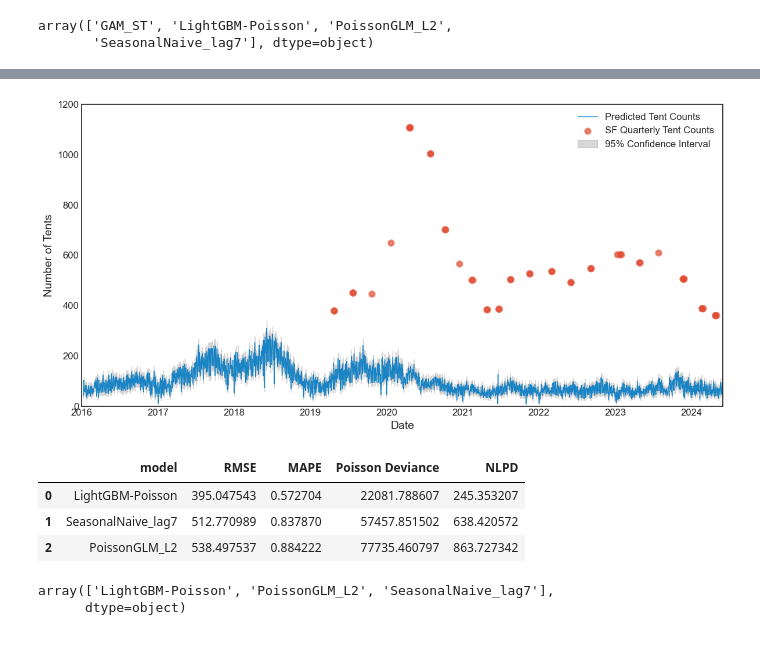
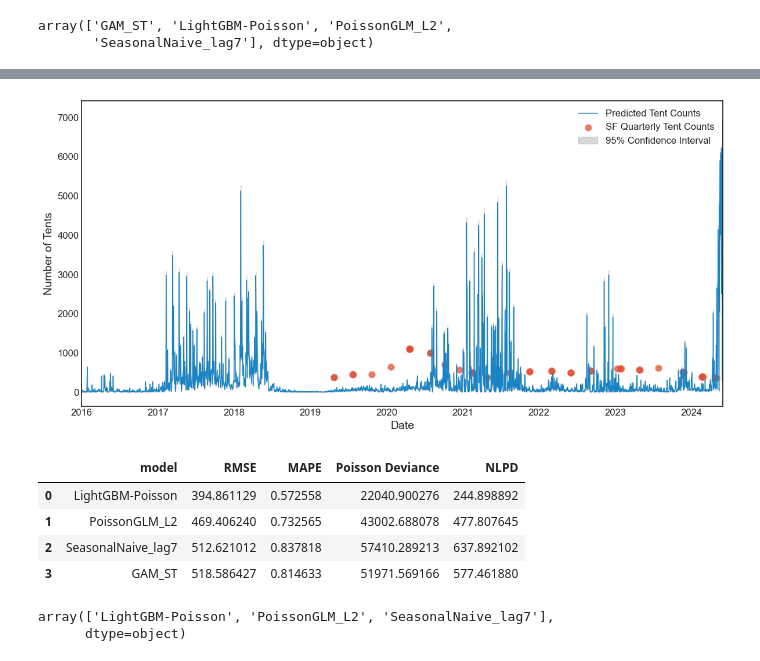
Before and after one commit to yilmajung/HOMELESSSTUDY_EPJDS_2025_v2, a Jupyter notebook: compare_w_baseline_visualize2.ipynb, the cells around one changed output, grey strips where cells are left out. Cells and saved outputs as stored; diff of their text form; code cells hidden in the pictures.

```diff
--- a/compare_w_baseline_visualize2.ipynb
+++ b/compare_w_baseline_visualize2.ipynb
@@ -57,6 +57,9 @@ df_baseline.head()
 # %%
 # Merge df_baseline and df_sf on 'timestamp'
 df_merge_baseline = df_baseline.merge(df_sf[df_sf['timestamp'] < '2025-01-01'][['timestamp', 'tents', 'tent_struc']], on='timestamp', how='left')
+
+# Round p_thresh to 2 decimal places
+df_merge_baseline['p_thresh'] = df_merge_baseline['p_thresh'].round(2)
 # %%
 df_merge_baseline.head()
 # %% [output]
@@ -80,3 +83,8 @@ df_best.head()
 # %%
 # Find the best RMSE and corresponding p_thresh for each model
 df_best = df_best.loc[df_best.groupby('model')['RMSE'].idxmin()][['model', 'RMSE', 'p_thresh']]
+df_best = df_best.reset_index(drop=True)
+
+# Round p_thresh to 2 decimal places
+df_best['p_thresh'] = df_best['p_thresh'].round(2)
+df_best
@@ -280,45 +285,45 @@ plt.style.use('seaborn-v0_8-white')
 
 # Predicted mean
 plt.plot(
-    df_merge_baseline[df_merge_baseline['model']=='SeasonalNaive_lag7']['timestamp'],
-    df_merge_baseline[df_merge_baseline['model']=='SeasonalNaive_lag7']['sim_mean'],
+    df_best_baseline[df_best_baseline['model']=='GAM_ST']['timestamp'],
+    df_best_baseline[df_best_baseline['model']=='GAM_ST']['mean_total'],
     label='Predicted Tent Counts',
     color='#1984c5',
     linewidth=1
 )
 
 plt.scatter(
-    df_merge_baseline[df_merge_baseline['model']=='SeasonalNaive_lag7']['timestamp'],
-    df_merge_baseline[df_merge_baseline['model']=='SeasonalNaive_lag7']['tent_struc'],
+    df_best_baseline[df_best_baseline['model']=='GAM_ST']['timestamp'],
+    df_best_baseline[df_best_baseline['model']=='GAM_ST']['tent_struc'],
     label='SF Quarterly Tent Counts',
     alpha=0.6,
     marker='o',
     color='#e14b31',
     linewidth=3
 )
 
 # Uncertainty band
 plt.fill_between(
-    df_merge_baseline[df_merge_baseline['model']=='SeasonalNaive_lag7']['timestamp'],
-    df_merge_baseline[df_merge_baseline['model']=='SeasonalNaive_lag7']['sim_q05'],
-    df_merge_baseline[df_merge_baseline['model']=='SeasonalNaive_lag7']['sim_q95'],
+    df_best_baseline[df_best_baseline['model']=='GAM_ST']['timestamp'],
+    df_best_baseline[df_best_baseline['model']=='GAM_ST']['lower95'],
+    df_best_baseline[df_best_baseline['model']=='GAM_ST']['upper95'],
     color='grey',
     alpha=0.3,
     label='95% Confidence Interval'
 )
 
 plt.xlabel('Date', fontsize=14)
 plt.ylabel('Number of Tents', fontsize=14)
 plt.legend(fontsize=12)
-plt.ylim(0,1200)
+
 plt.xlim(start_date, end_date)
 plt.xticks(fontsize=12)
 plt.yticks(fontsize=12)
 
 plt.tight_layout()
 plt.show()
 # %% [output]
-[figure, old version]
+[figure, new version]
 # %%
 # Calculate RMSE, MAPE, Poisson Deviance, and NLPD for each model in the baseline dataset
 from sklearn.metrics import mean_squared_error, mean_absolute_percentage_error
@@ -334,10 +339,10 @@ def calculate_metrics(y_true, y_pred):
     return rmse, mape, poisson_deviance, nlpd
 
 metrics_results = []
-for model in df_merge_baseline['model'].unique():
-    df_model = df_merge_baseline[df_merge_baseline['model'] == model]
+for model in df_best_baseline['model'].unique():
+    df_model = df_best_baseline[df_best_baseline['model'] == model]
     y_true = df_model[df_model['tent_struc'].notnull()]['tent_struc']
-    y_pred = df_model[df_model['tent_struc'].notnull()]['sim_mean']
+    y_pred = df_model[df_model['tent_struc'].notnull()]['mean_total']
     rmse, mape, poisson_deviance, nlpd = calculate_metrics(y_true, y_pred)
     metrics_results.append({
         'model': model,
@@ -352,9 +357,10 @@ metrics_df = metrics_df.sort_values(by='RMSE').reset_index(drop=True)
 metrics_df
 # %% [output]
 |  | model | RMSE | MAPE | Poisson Deviance | NLPD |
-| 0 | LightGBM-Poisson | 395.047543 | 0.572704 | 22081.788607 | 245.353207 |
-| 1 | SeasonalNaive_lag7 | 512.770989 | 0.837870 | 57457.851502 | 638.420572 |
-| 2 | PoissonGLM_L2 | 538.497537 | 0.884222 | 77735.460797 | 863.727342 |
+| 0 | LightGBM-Poisson | 394.861129 | 0.572558 | 22040.900276 | 244.898892 |
+| 1 | PoissonGLM_L2 | 469.406240 | 0.732565 | 43002.688078 | 477.807645 |
+| 2 | SeasonalNaive_lag7 | 512.621012 | 0.837818 | 57410.289213 | 637.892102 |
+| 3 | GAM_ST | 518.586427 | 0.814633 | 51971.569166 | 577.461880 |
 # %%
 df_merge_baseline['model'].unique()
 # %% [output]
```
Also changed, not shown: parts of 23 cells of this notebook, 1 other file.
